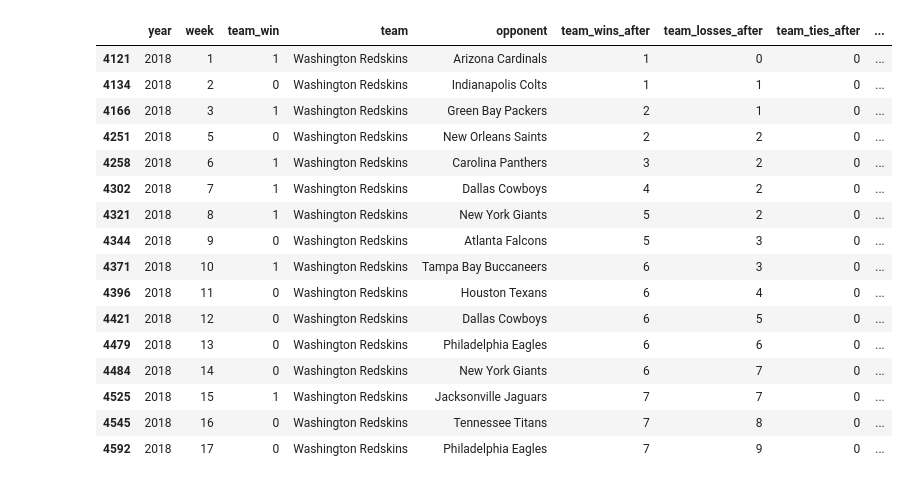
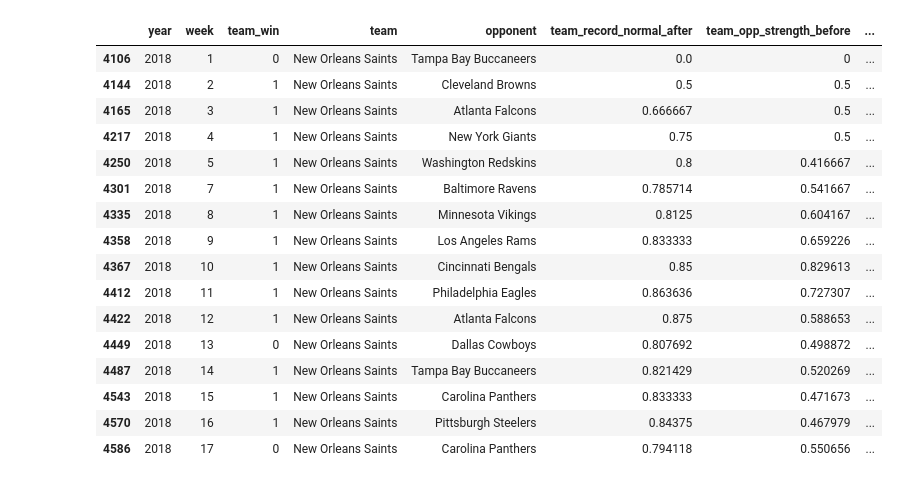
Before and after one commit to bladnman/footballing, a Jupyter notebook: src/dev/aggregates.ipynb, the cells around one changed output. Cells and saved outputs as stored; diff of their text form; code cells hidden in the pictures.

```diff
--- a/src/dev/aggregates.ipynb
+++ b/src/dev/aggregates.ipynb
@@ -36,8 +36,8 @@ def trim_df(df, fields=None):
             'team_losses_before', 'team_ties_before', 'team_wins_after',
             'team_losses_after', 'team_ties_after', 'team_record_total_before',
             'team_record_total_after', 'team_record_normal_before',
-            'team_record_normal_after', 'team_schedule_strength_before',
-            'team_schedule_strength_after'
+            'team_record_normal_after', 'team_opprec_normal_before',
+            'team_opprec_normal_after'
         ]
     out_fields = ['year', 'week', 'team_win', 'team']
     out_fields.extend(fields)
@@ -243,21 +235,20 @@ trim_df(team_df, show_fields)
 # %%
-team_df = year_df[year_df['team'] == gu.TEAM_NAME['Redskins']]
-trim_df(team_df, show_fields)
+trim_df(year_df[year_df['team'] == gu.TEAM_NAME['Saints']], show_fields)
 # %% [output]
-|  | year | week | team_win | team | opponent | team_wins_after | team_losses_after | team_ties_after | ... |
-| 4121 | 2018 | 1 | 1 | Washington Redskins | Arizona Cardinals | 1 | 0 | 0 | ... |
-| 4134 | 2018 | 2 | 0 | Washington Redskins | Indianapolis Colts | 1 | 1 | 0 | ... |
-| 4166 | 2018 | 3 | 1 | Washington Redskins | Green Bay Packers | 2 | 1 | 0 | ... |
-| 4251 | 2018 | 5 | 0 | Washington Redskins | New Orleans Saints | 2 | 2 | 0 | ... |
-| 4258 | 2018 | 6 | 1 | Washington Redskins | Carolina Panthers | 3 | 2 | 0 | ... |
-| 4302 | 2018 | 7 | 1 | Washington Redskins | Dallas Cowboys | 4 | 2 | 0 | ... |
-| 4321 | 2018 | 8 | 1 | Washington Redskins | New York Giants | 5 | 2 | 0 | ... |
-| 4344 | 2018 | 9 | 0 | Washington Redskins | Atlanta Falcons | 5 | 3 | 0 | ... |
-| 4371 | 2018 | 10 | 1 | Washington Redskins | Tampa Bay Buccaneers | 6 | 3 | 0 | ... |
-| 4396 | 2018 | 11 | 0 | Washington Redskins | Houston Texans | 6 | 4 | 0 | ... |
-| 4421 | 2018 | 12 | 0 | Washington Redskins | Dallas Cowboys | 6 | 5 | 0 | ... |
-| 4479 | 2018 | 13 | 0 | Washington Redskins | Philadelphia Eagles | 6 | 6 | 0 | ... |
-| 4484 | 2018 | 14 | 0 | Washington Redskins | New York Giants | 6 | 7 | 0 | ... |
-| 4525 | 2018 | 15 | 1 | Washington Redskins | Jacksonville Jaguars | 7 | 7 | 0 | ... |
-| 4545 | 2018 | 16 | 0 | Washington Redskins | Tennessee Titans | 7 | 8 | 0 | ... |
-| 4592 | 2018 | 17 | 0 | Washington Redskins | Philadelphia Eagles | 7 | 9 | 0 | ... |
+|  | year | week | team_win | team | opponent | team_record_normal_after | team_opp_strength_before | ... |
+| 4106 | 2018 | 1 | 0 | New Orleans Saints | Tampa Bay Buccaneers | 0.0 | 0 | ... |
+| 4144 | 2018 | 2 | 1 | New Orleans Saints | Cleveland Browns | 0.5 | 0.5 | ... |
+| 4165 | 2018 | 3 | 1 | New Orleans Saints | Atlanta Falcons | 0.666667 | 0.5 | ... |
+| 4217 | 2018 | 4 | 1 | New Orleans Saints | New York Giants | 0.75 | 0.5 | ... |
+| 4250 | 2018 | 5 | 1 | New Orleans Saints | Washington Redskins | 0.8 | 0.416667 | ... |
+| 4301 | 2018 | 7 | 1 | New Orleans Saints | Baltimore Ravens | 0.785714 | 0.541667 | ... |
+| 4335 | 2018 | 8 | 1 | New Orleans Saints | Minnesota Vikings | 0.8125 | 0.604167 | ... |
+| 4358 | 2018 | 9 | 1 | New Orleans Saints | Los Angeles Rams | 0.833333 | 0.659226 | ... |
+| 4367 | 2018 | 10 | 1 | New Orleans Saints | Cincinnati Bengals | 0.85 | 0.829613 | ... |
+| 4412 | 2018 | 11 | 1 | New Orleans Saints | Philadelphia Eagles | 0.863636 | 0.727307 | ... |
+| 4422 | 2018 | 12 | 1 | New Orleans Saints | Atlanta Falcons | 0.875 | 0.588653 | ... |
+| 4449 | 2018 | 13 | 0 | New Orleans Saints | Dallas Cowboys | 0.807692 | 0.498872 | ... |
+| 4487 | 2018 | 14 | 1 | New Orleans Saints | Tampa Bay Buccaneers | 0.821429 | 0.520269 | ... |
+| 4543 | 2018 | 15 | 1 | New Orleans Saints | Carolina Panthers | 0.833333 | 0.471673 | ... |
+| 4570 | 2018 | 16 | 1 | New Orleans Saints | Pittsburgh Steelers | 0.84375 | 0.467979 | ... |
+| 4586 | 2018 | 17 | 0 | New Orleans Saints | Carolina Panthers | 0.794118 | 0.550656 | ... |
```
Also changed, not shown: parts of 8 cells of this notebook, 2 other files.
